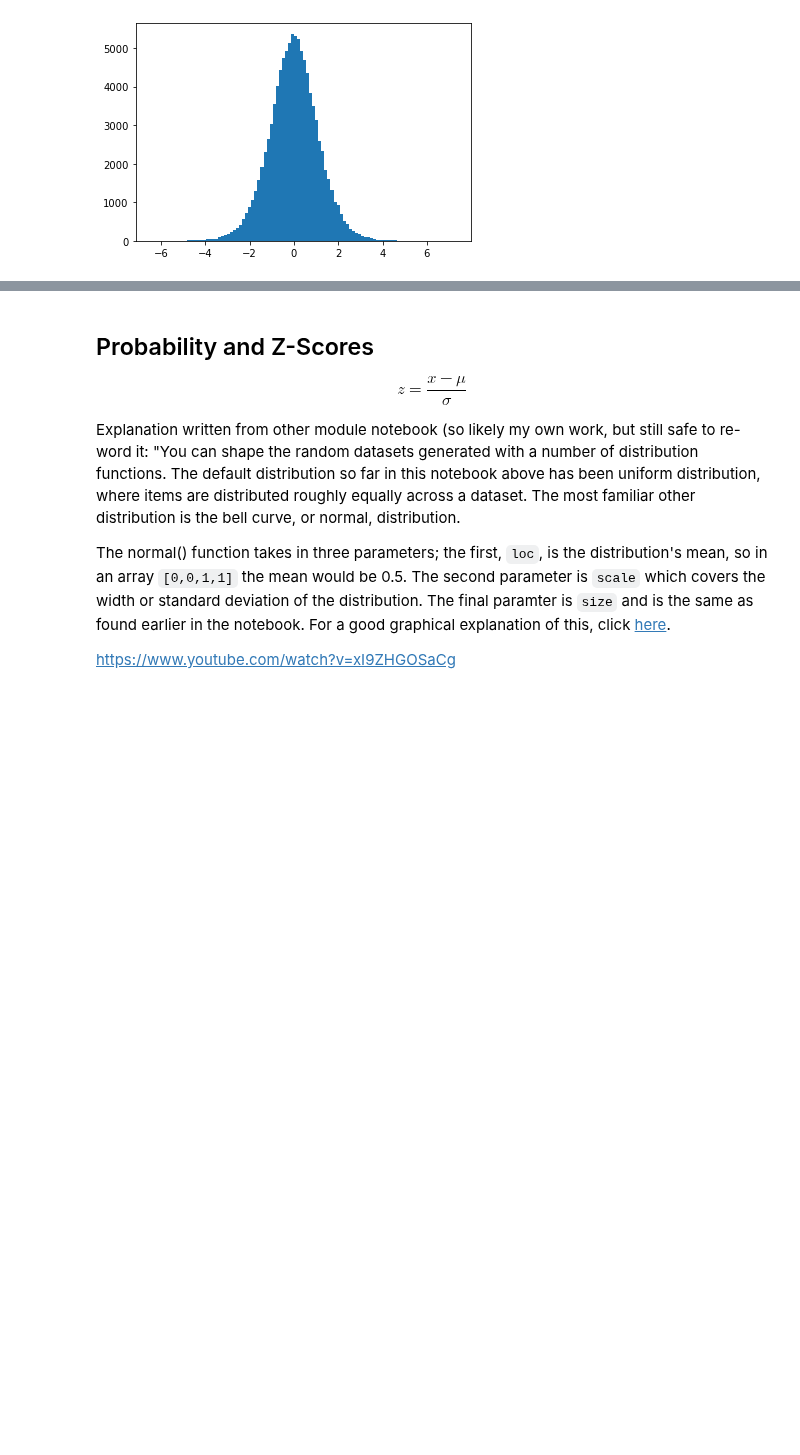
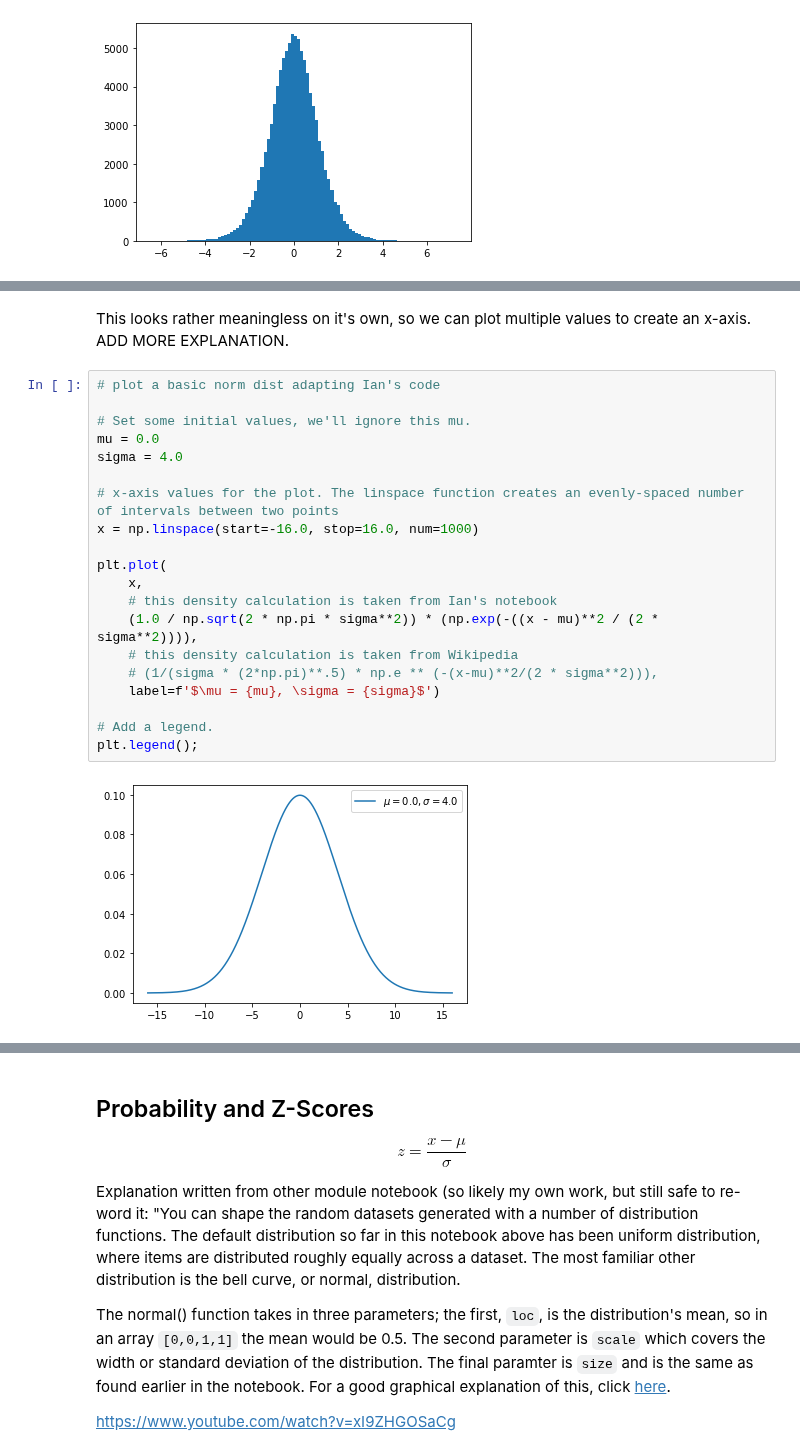
Before and after one commit to kiehozero/atu-fundda2022, a Jupyter notebook: practicals/00-normal-distribution.ipynb, the cells around one changed output, grey strips where cells are left out. Saved outputs shown, nothing was run; the diff lists cells and outputs as text; blank space fills up the shorter version.

Commit message:
More on density function

```diff
--- a/practicals/00-normal-distribution.ipynb
+++ b/practicals/00-normal-distribution.ipynb
@@ -168,3 +149,27 @@ plt.legend();
+# %% [markdown]
+This looks rather meaningless on it's own, so we can plot multiple values to create an x-axis. ADD MORE EXPLANATION.
+# %%
+# plot a basic norm dist adapting Ian's code
+
+# Set some initial values, we'll ignore this mu.
+mu = 0.0
+sigma = 4.0
+
+# x-axis values for the plot. The linspace function creates an evenly-spaced number of intervals between two points
+x = np.linspace(start=-16.0, stop=16.0, num=1000)
+
+plt.plot(
+    x,
+    # this density calculation is taken from Ian's notebook
+    (1.0 / np.sqrt(2 * np.pi * sigma**2)) * (np.exp(-((x - mu)**2 / (2 * sigma**2)))),
+    # this density calculation is taken from Wikipedia
+    # (1/(sigma * (2*np.pi)**.5) * np.e ** (-(x-mu)**2/(2 * sigma**2))),
+    label=f'$\mu = {mu}, \sigma = {sigma}$')
+
+# Add a legend.
+plt.legend();
+# %% [output]
+[figure, added]
 # %% [markdown]
 ## The Central Limit Theorem
 
```
Also changed, not shown: parts of 9 cells of this notebook, 1 other file.
